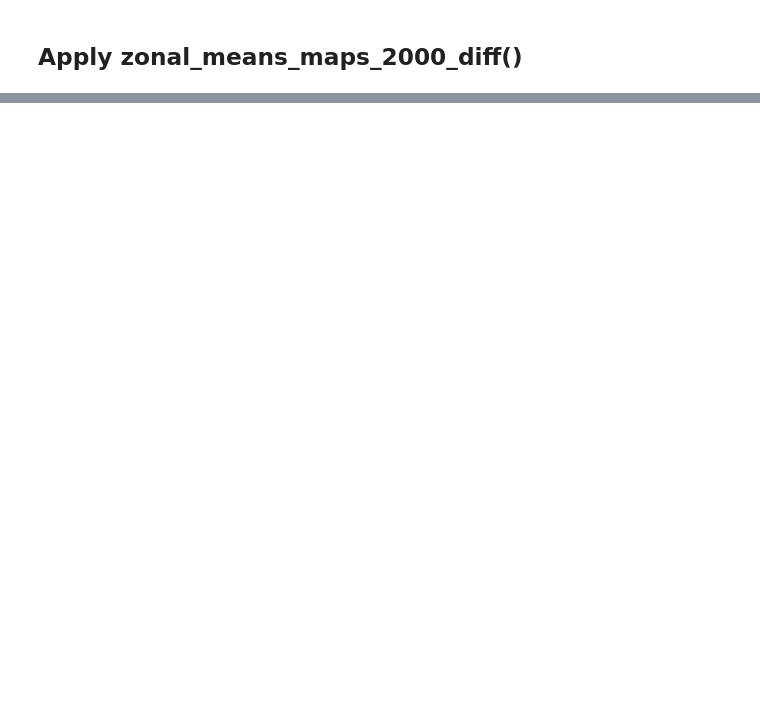
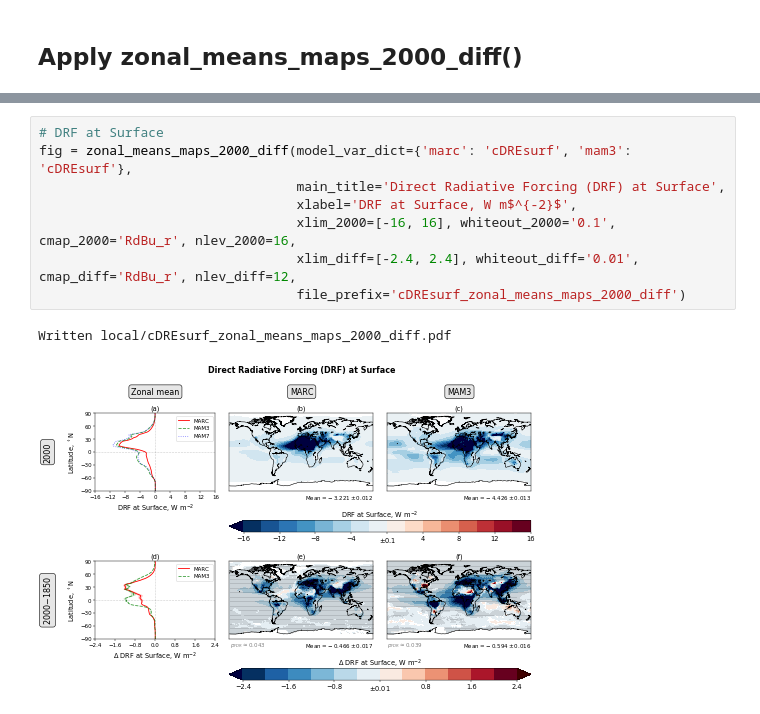
Before and after one commit to grandey/p17c-marc-comparison, a Jupyter notebook: analysis_prelim/analysis_prelim_p17c.ipynb, the cells around one changed output, grey strips where cells are left out. Saved outputs shown, nothing was run; the diff lists cells and outputs as text; blank space fills up the shorter version.

```diff
--- a/analysis_prelim/analysis_prelim_p17c.ipynb
+++ b/analysis_prelim/analysis_prelim_p17c.ipynb
@@ -1079,0 +1110,11 @@ Written local/MBS_LDG_zonal_means_maps_2000_diff.pdf and local/MBS_LDG_zonal_mea
+# %%
+# DRF at Surface
+fig = zonal_means_maps_2000_diff(model_var_dict={'marc': 'cDREsurf', 'mam3': 'cDREsurf'},
+                                 main_title='Direct Radiative Forcing (DRF) at Surface',
+                                 xlabel='DRF at Surface, W m$^{-2}$',
+                                 xlim_2000=[-16, 16], whiteout_2000='0.1', cmap_2000='RdBu_r', nlev_2000=16,
+                                 xlim_diff=[-2.4, 2.4], whiteout_diff='0.01', cmap_diff='RdBu_r', nlev_diff=12,
+                                 file_prefix='cDREsurf_zonal_means_maps_2000_diff')
+# %% [output]
+Written local/cDREsurf_zonal_means_maps_2000_diff.pdf
+[figure, added]
```
Also changed, not shown: parts of 18 cells of this notebook.
